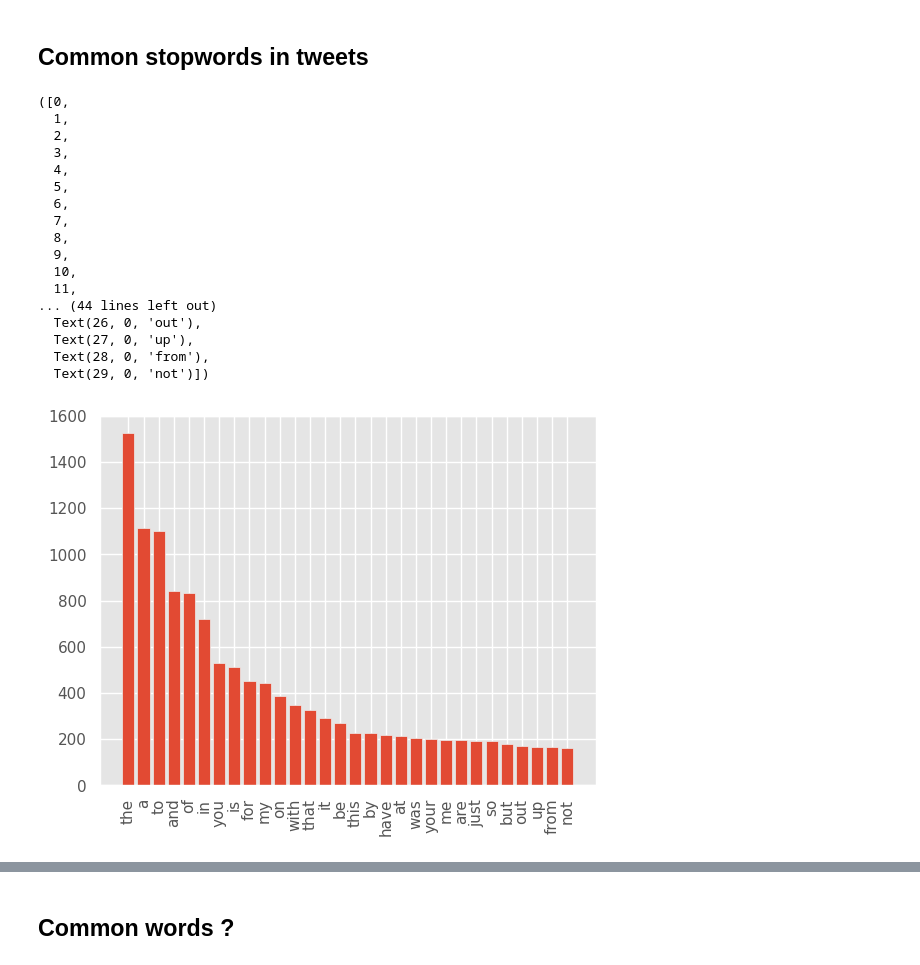
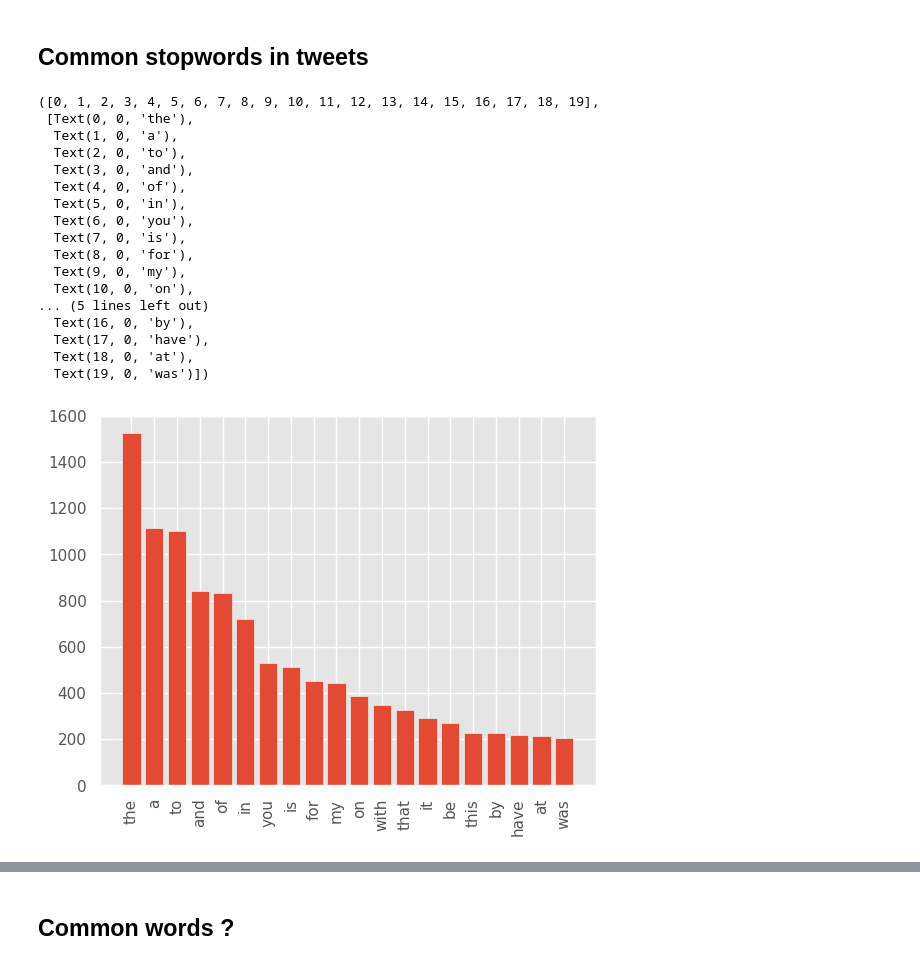
Before and after one commit to 0xpix/Kaggle-competitions, a Jupyter notebook: nlp_with_disaster_tweets.ipynb, the cells around one changed output, grey strips where cells are left out. Cells and saved outputs as stored; diff of their text form; code cells hidden in the pictures.

```diff
--- a/nlp_with_disaster_tweets.ipynb
+++ b/nlp_with_disaster_tweets.ipynb
@@ -176,35 +176,36 @@ def create_corpus(target):
             corpus.append(i)
     return corpus
 # %%
+# the moset common stopwords in the not disaster tweet category
 corpus=create_corpus(0)
 
 dic=defaultdict(int)
 for word in corpus:
     if word in stop:
         dic[word]+=1
 
-top=sorted(dic.items(), key=lambda x:x[1],reverse=True)[:30]
+top=sorted(dic.items(), key=lambda x:x[1],reverse=True)[:20]
+
+x,y=zip(*top)
+plt.bar(x,y)
+plt.xticks(rotation=90)
+# %% [output]
+([0, 1, 2, 3, 4, 5, 6, 7, 8, 9, 10, 11, 12, 13, 14, 15, 16, 17, 18, 19],
+ [Text(0, 0, 'the'),
+  Text(1, 0, 'a'),
+  Text(2, 0, 'to'),
+  Text(3, 0, 'and'),
+  Text(4, 0, 'of'),
+  Text(5, 0, 'in'),
+  Text(6, 0, 'you'),
+  Text(7, 0, 'is'),
+  Text(8, 0, 'for'),
+  Text(9, 0, 'my'),
+  Text(10, 0, 'on'),
+... (5 lines left out)
+  Text(16, 0, 'by'),
+  Text(17, 0, 'have'),
+  Text(18, 0, 'at'),
+  Text(19, 0, 'was')])
+[figure, added]
-# %%
-x,y=zip(*top)
-plt.bar(x,y)
-plt.xticks(rotation=90)
-# %% [output]
-([0,
-  1,
-  2,
-  3,
-  4,
-  5,
-  6,
-  7,
-  8,
-  9,
-  10,
-  11,
-... (44 lines left out)
-  Text(26, 0, 'out'),
-  Text(27, 0, 'up'),
-  Text(28, 0, 'from'),
-  Text(29, 0, 'not')])
-[figure, removed]
 # %%
```
Also changed, not shown: parts of 1 cell of this notebook.
